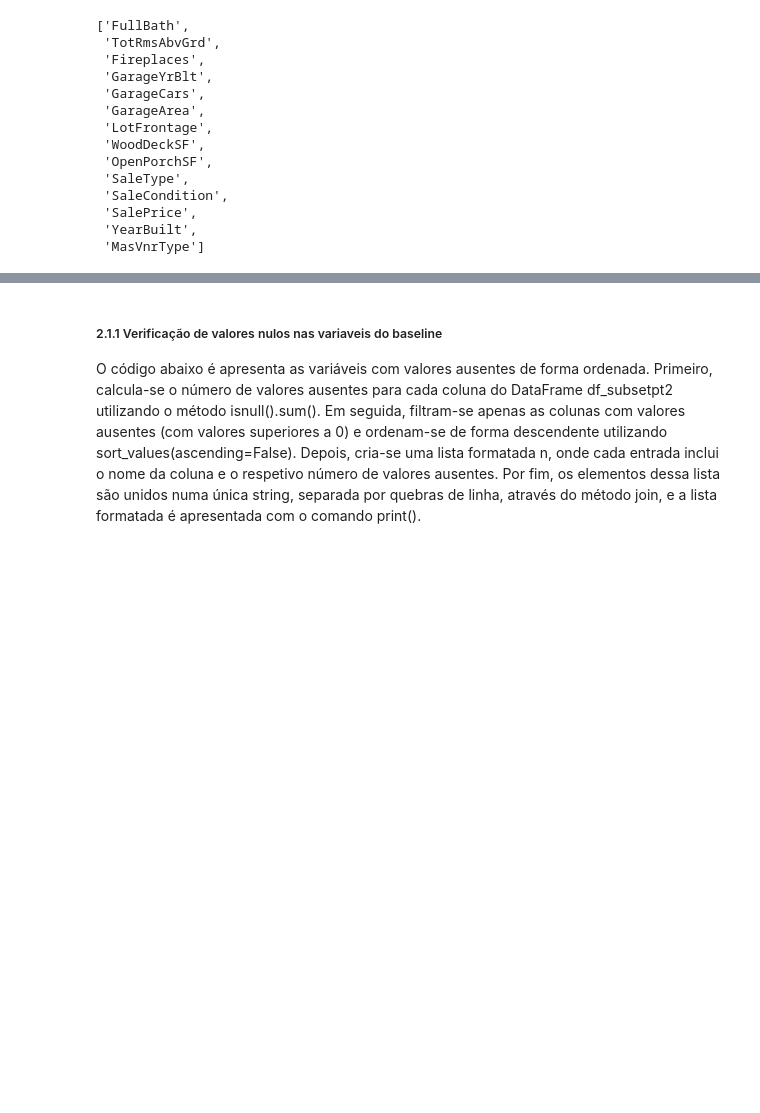
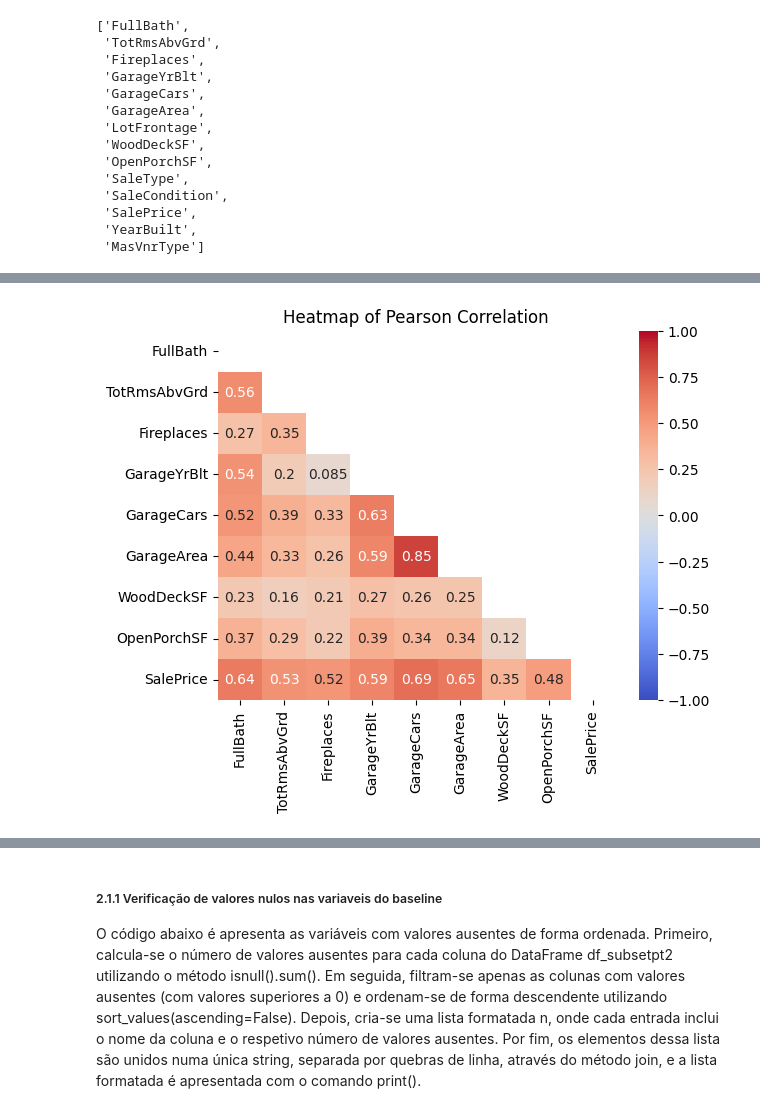
Before and after one commit to pereiranuno/preprocessingdatapt1, a Jupyter notebook: MPPD_project.ipynb, the cells around one changed output, grey strips where cells are left out. Saved outputs shown, nothing was run; the diff lists cells and outputs as text; code cells hidden in the pictures; blank space fills up the shorter version.

```diff
--- a/MPPD_project.ipynb
+++ b/MPPD_project.ipynb
@@ -573,0 +709,4 @@ df_subset.sample(10)
+# %%
+plot_correlation_heatmap(corr_spearman,'Heatmap of Pearson Correlation',"coolwarm", -1, 1)
+# %% [output]
+[figure, added]
```
Also changed, not shown: parts of 36 cells of this notebook.
